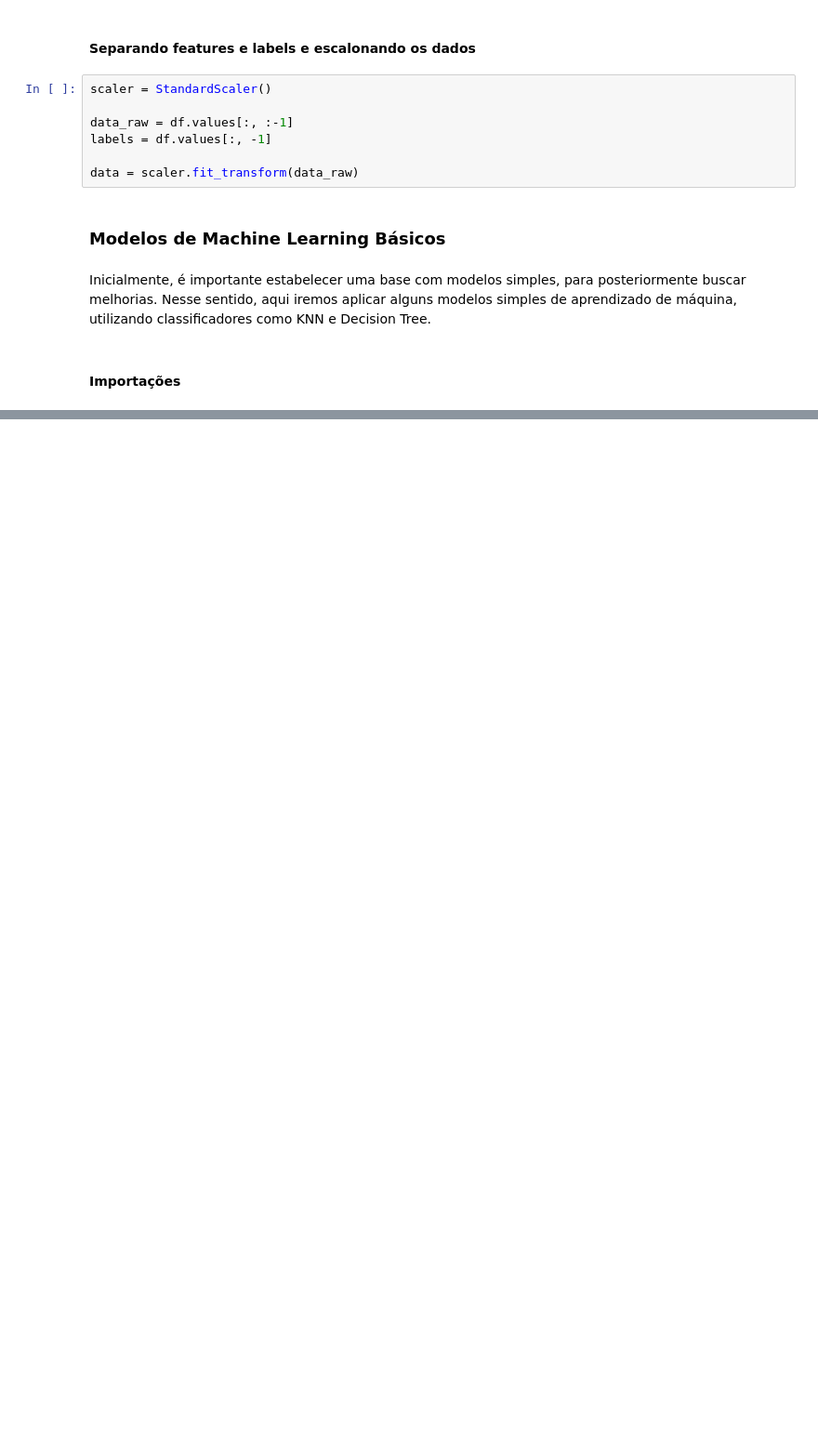
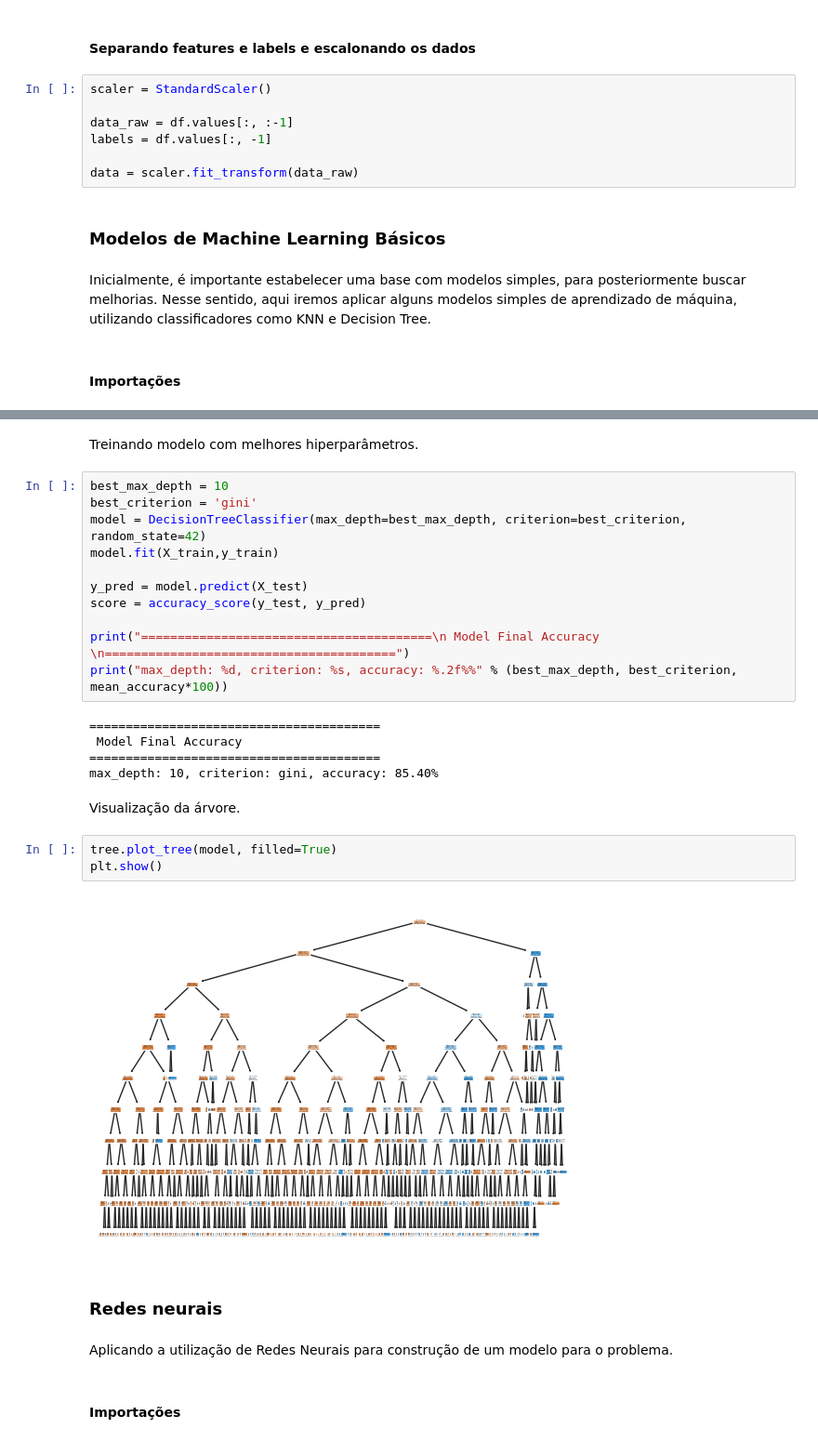
Before and after one commit to pedrogrigorio/UFC-Machine-Learning-Project, a Jupyter notebook: notebook.ipynb, the cells around one changed output, grey strips where cells are left out. Shown at 93% size. Drawn from its saved outputs; the diff is of its cells as text; blank space fills up the shorter version.

```diff
--- a/notebook.ipynb
+++ b/notebook.ipynb
@@ -271,0 +508,31 @@ from sklearn.metrics import accuracy_score
+# %% [markdown]
+Treinando modelo com melhores hiperparâmetros.
+# %%
+best_max_depth = 10
+best_criterion = 'gini'
+model = DecisionTreeClassifier(max_depth=best_max_depth, criterion=best_criterion, random_state=42)
+model.fit(X_train,y_train)
+
+y_pred = model.predict(X_test)
+score = accuracy_score(y_test, y_pred)
+
+print("========================================\n Model Final Accuracy \n========================================")
+print("max_depth: %d, criterion: %s, accuracy: %.2f%%" % (best_max_depth, best_criterion, mean_accuracy*100))
+# %% [output]
+========================================
+ Model Final Accuracy
+========================================
+max_depth: 10, criterion: gini, accuracy: 85.40%
+# %% [markdown]
+Visualização da árvore.
+# %%
+tree.plot_tree(model, filled=True)
+plt.show()
+# %% [output]
+[figure, added]
+# %% [markdown]
+### Redes neurais
+# %% [markdown]
+Aplicando a utilização de Redes Neurais para construção de um modelo para o problema.
+# %% [markdown]
+#### Importações
```
Also changed, not shown: parts of 35 cells of this notebook.
